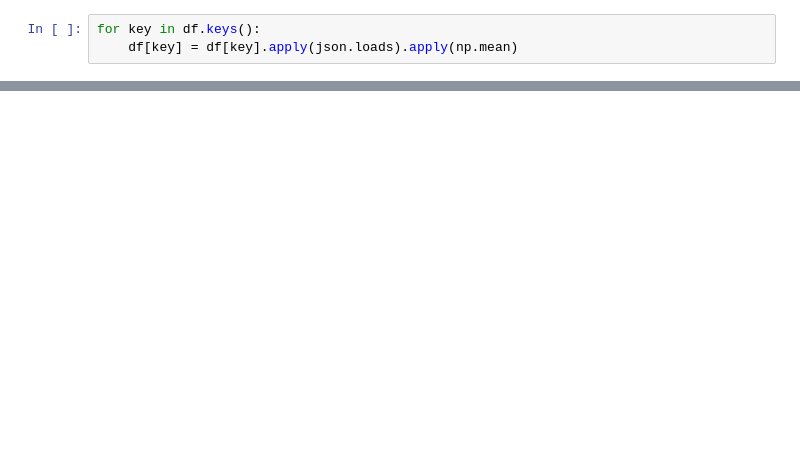
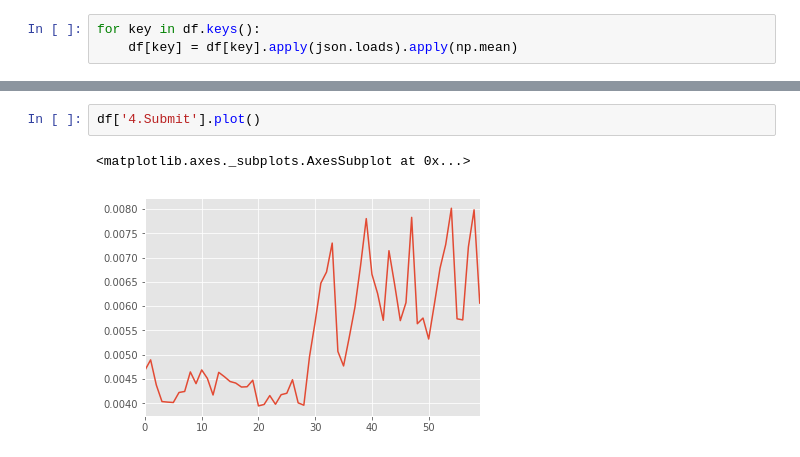
Before and after one commit to richardliaw/ray, a Jupyter notebook: examples/a3c/results/Task Data.ipynb, the cells around one changed output, grey strips where cells are left out. Drawn from its saved outputs; the diff is of its cells as text; blank space fills up the shorter version.

```diff
--- a/examples/a3c/results/Task Data.ipynb
+++ b/examples/a3c/results/Task Data.ipynb
@@ -33,0 +34,5 @@ array([[<matplotlib.axes._subplots.AxesSubplot object at 0x...>,
+# %%
+df['4.Submit'].plot()
+# %% [output]
+<matplotlib.axes._subplots.AxesSubplot at 0x...>
+[figure, added]
```
Also changed, not shown: parts of 5 cells of this notebook, 3 other files.
